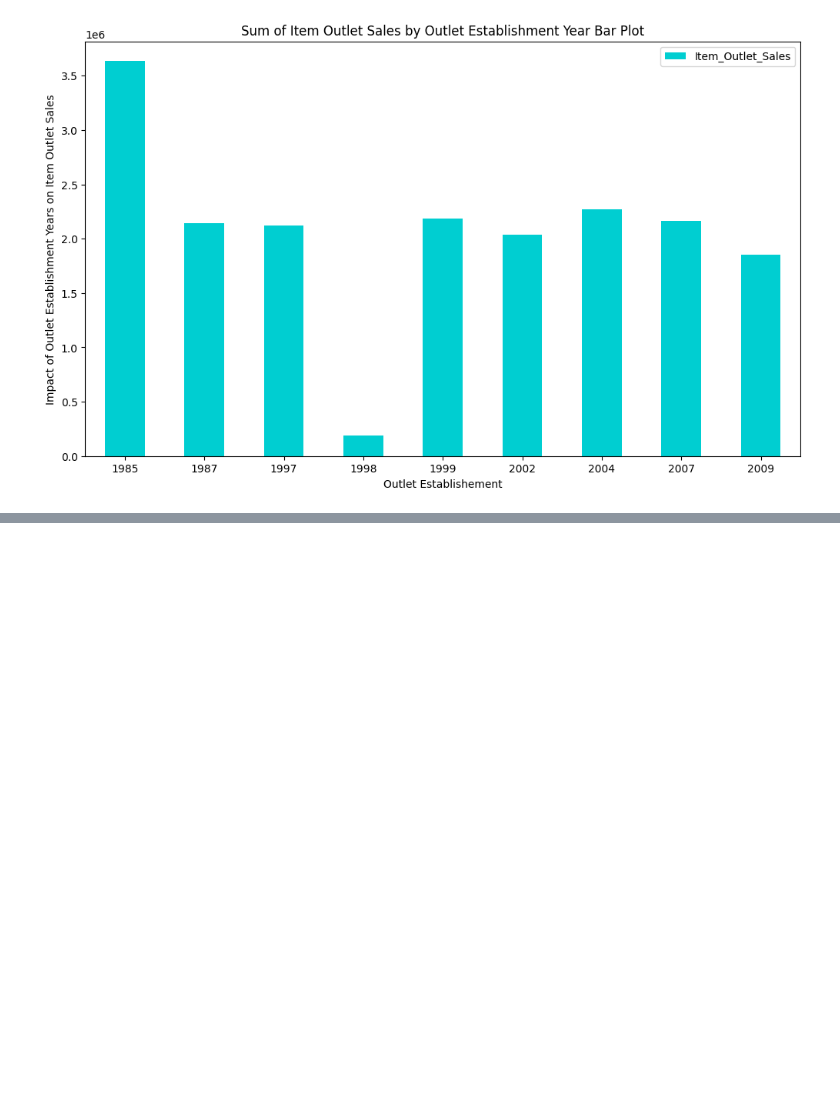
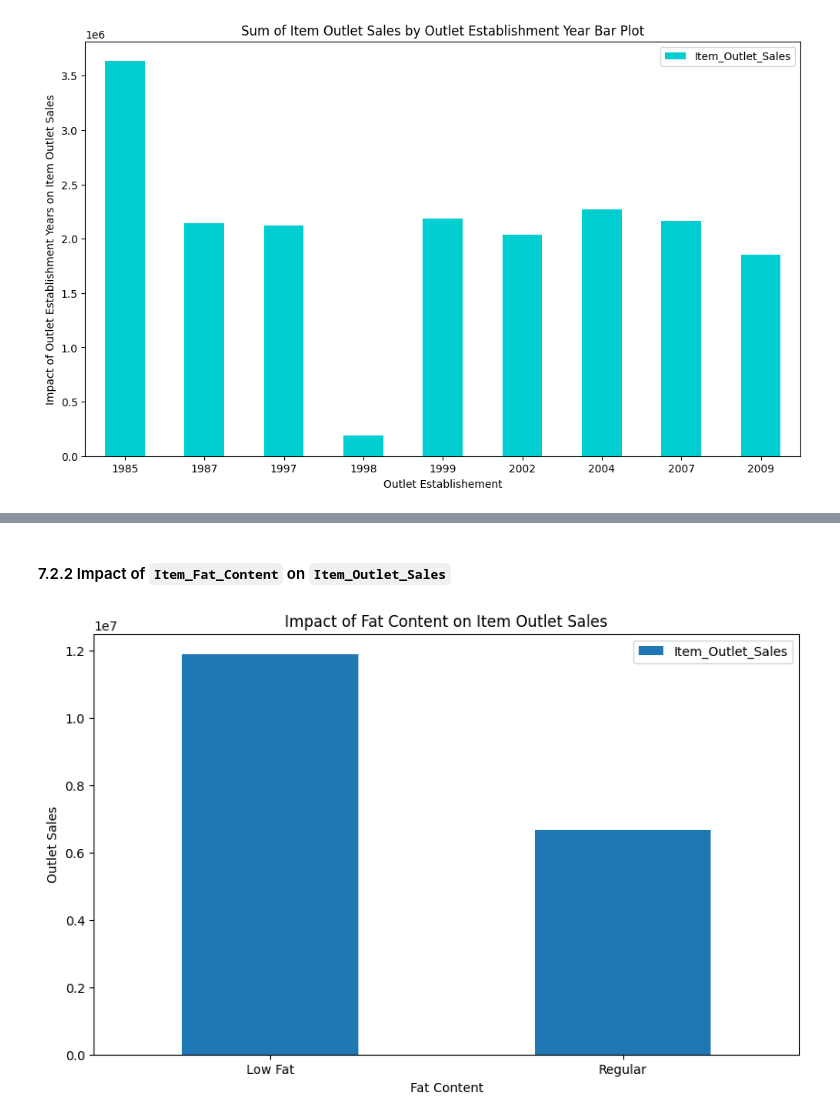
Before and after one commit to abhijeetk597/machine-learning-projects, a Jupyter notebook: BigMartSalesPrediction/bigmart_sales_prediction.ipynb, the cells around one changed output, grey strips where cells are left out. Drawn from its saved outputs; the diff is of its cells as text; code cells hidden in the pictures; blank space fills up the shorter version.

```diff
--- a/BigMartSalesPrediction/bigmart_sales_prediction.ipynb
+++ b/BigMartSalesPrediction/bigmart_sales_prediction.ipynb
@@ -542,0 +557,11 @@ plt.title("Sum of Item Outlet Sales by Outlet Establishment Year Bar Plot");
+# %% [markdown]
+#### 7.2.2 Impact of `Item_Fat_Content` on `Item_Outlet_Sales`
+# %%
+item_fat_content_sales = df.pivot_table(index="Item_Fat_Content", values="Item_Outlet_Sales", aggfunc=np.sum)
+item_fat_content_sales.plot(kind="bar", figsize=(10, 6))
+plt.xlabel("Fat Content")
+plt.ylabel("Outlet Sales")
+plt.title("Impact of Fat Content on Item Outlet Sales")
+plt.xticks(rotation=0);
+# %% [output]
+[figure, added]
```
Also changed, not shown: parts of 60 cells of this notebook, 2 other files.
